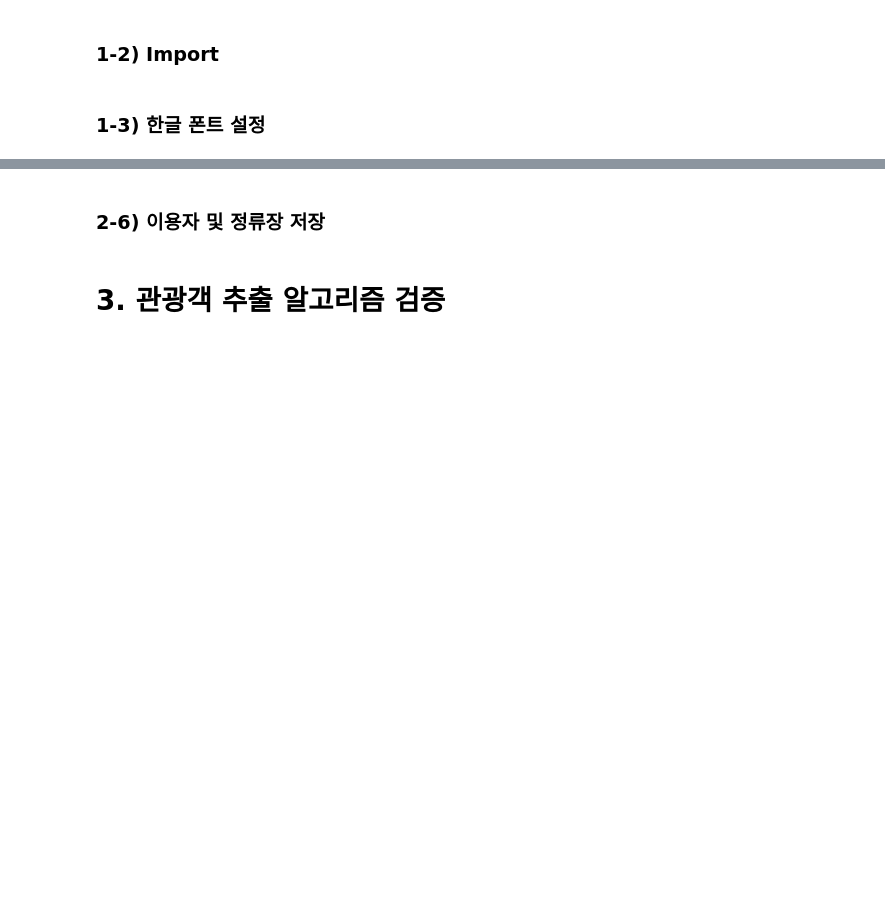
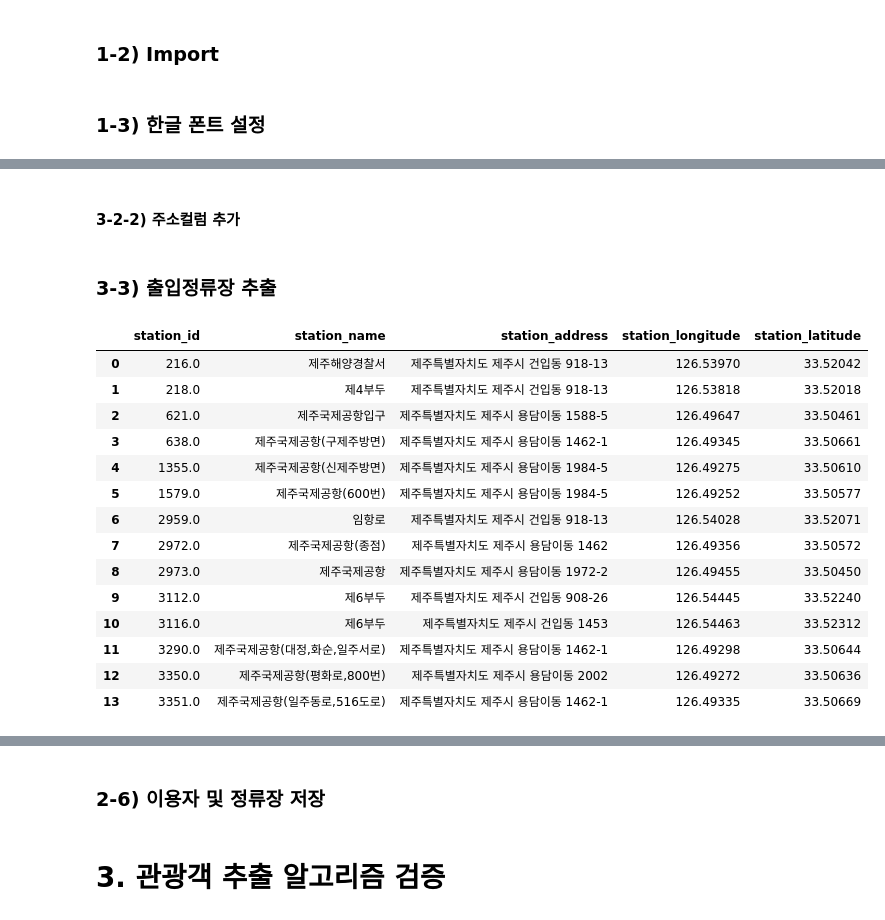
Before and after one commit to hoonisone/2020_jeju-bus-tag_data-analysis, a Jupyter notebook: main/1. 데이터 전처리/1. 이용자&정류장 추출.ipynb, the cells around one changed output, grey strips where cells are left out. Cells and saved outputs as stored; diff of their text form; code cells hidden in the pictures; blank space fills up the shorter version.

```diff
--- a/main/1. 데이터 전처리/1. 이용자&정류장 추출.ipynb
+++ b/main/1. 데이터 전처리/1. 이용자&정류장 추출.ipynb
@@ -96,0 +177,2 @@ station_df.to_csv("data/analysis/station_df.csv", encoding="CP949", index=False)
+# %% [markdown]
+#### 3-2-2) 주소컬럼 추가
@@ -97,3 +241,41 @@ station_df.to_csv("data/analysis/station_df.csv", encoding="CP949", index=False)
 # %%
 station_df = anz.load_station_df()
+# %% [markdown]
+### 3-3) 출입정류장 추출
+# %%
+def extract_access_stations(station_df):
+    station_df = station_df.copy()
+    station_df['access_station_flag'] = station_df['station_name'].apply(lambda x : "airport" if str(x).find("제주국제공항") != -1 else "harbor" if (
+                                                             bool(str(x).find("국제여객터미널") != -1)|
+                                                             bool(str(x).find("제주연안여객터미넡") != -1)|
+                                                             bool(str(x).find("제4부두")        != -1)|
+                                                             bool(str(x).find("제6부두")        != -1)|
+                                                             bool(str(x).find("임항로")         != -1)|
+                                                             bool(str(x).find("제주해양경찰서") != -1)) else "other")
+    station_df = station_df[station_df["access_station_flag"] != "other"]
+    station_df.sort_values(by="station_id", inplace=True)
+    station_df.reset_index(inplace = True)
+    del station_df["access_station_flag"]
+    del station_df["index"]
+    return station_df
+
+access_station_df = extract_access_stations(station_df)
+access_station_df = access_station_df[["station_id", "station_name", "station_address", "station_longitude", "station_latitude"]]
+access_station_df
+# %% [output]
+|  | station_id | station_name | station_address | station_longitude | station_latitude |
+| 0 | 216.0 | 제주해양경찰서 | 제주특별자치도 제주시 건입동 918-13 | 126.53970 | 33.52042 |
+| 1 | 218.0 | 제4부두 | 제주특별자치도 제주시 건입동 918-13 | 126.53818 | 33.52018 |
+| 2 | 621.0 | 제주국제공항입구 | 제주특별자치도 제주시 용담이동 1588-5 | 126.49647 | 33.50461 |
+| 3 | 638.0 | 제주국제공항(구제주방면) | 제주특별자치도 제주시 용담이동 1462-1 | 126.49345 | 33.50661 |
+| 4 | 1355.0 | 제주국제공항(신제주방면) | 제주특별자치도 제주시 용담이동 1984-5 | 126.49275 | 33.50610 |
+| 5 | 1579.0 | 제주국제공항(600번) | 제주특별자치도 제주시 용담이동 1984-5 | 126.49252 | 33.50577 |
+| 6 | 2959.0 | 임항로 | 제주특별자치도 제주시 건입동 918-13 | 126.54028 | 33.52071 |
+| 7 | 2972.0 | 제주국제공항(종점) | 제주특별자치도 제주시 용담이동 1462 | 126.49356 | 33.50572 |
+| 8 | 2973.0 | 제주국제공항 | 제주특별자치도 제주시 용담이동 1972-2 | 126.49455 | 33.50450 |
+| 9 | 3112.0 | 제6부두 | 제주특별자치도 제주시 건입동 908-26 | 126.54445 | 33.52240 |
+| 10 | 3116.0 | 제6부두 | 제주특별자치도 제주시 건입동 1453 | 126.54463 | 33.52312 |
+| 11 | 3290.0 | 제주국제공항(대정,화순,일주서로) | 제주특별자치도 제주시 용담이동 1462-1 | 126.49298 | 33.50644 |
+| 12 | 3350.0 | 제주국제공항(평화로,800번) | 제주특별자치도 제주시 용담이동 2002 | 126.49272 | 33.50636 |
+| 13 | 3351.0 | 제주국제공항(일주동로,516도로) | 제주특별자치도 제주시 용담이동 1462-1 | 126.49335 | 33.50669 |
 # %% [markdown]
```
Also changed, not shown: parts of 38 cells of this notebook, 2 other files.
